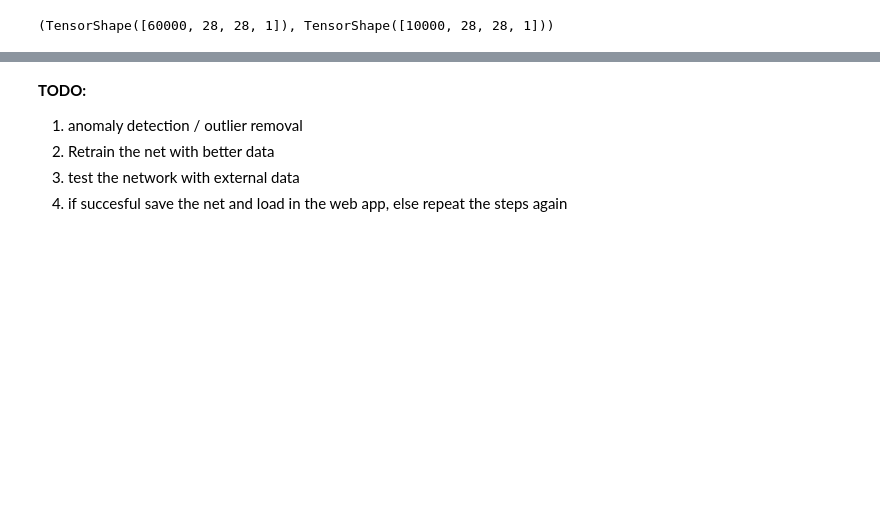
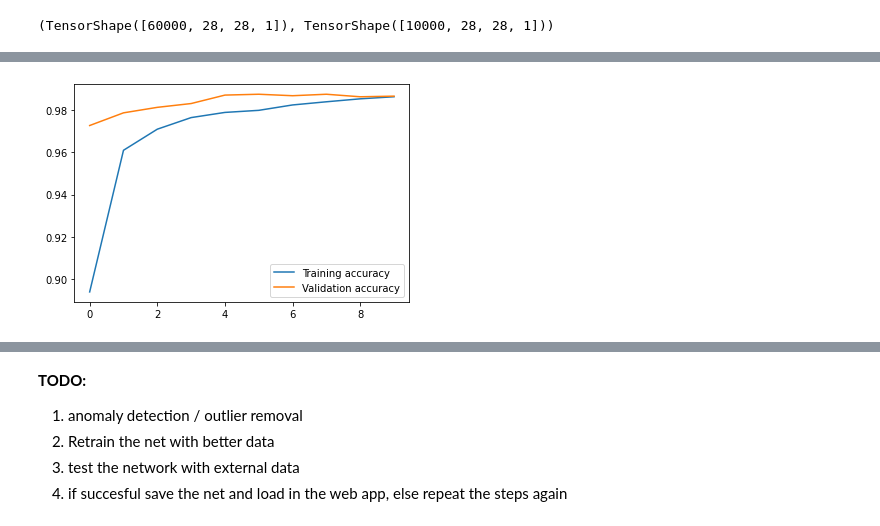
Before and after one commit to anaximeno/Which-Digit, a Jupyter notebook: training_the_model.ipynb, the cells around one changed output, grey strips where cells are left out. Saved outputs shown, nothing was run; the diff lists cells and outputs as text; code cells hidden in the pictures; blank space fills up the shorter version.

```diff
--- a/training_the_model.ipynb
+++ b/training_the_model.ipynb
@@ -81,6 +87,9 @@ Trainable params: 82,010
 Non-trainable params: 0
 _________________________________________________________________
 # %%
-hist = model.fit(X_train_t, y_train, batch_size=32, epochs=10, validation_data=(X_dev_t, y_dev)) # TODO: plot the grafic
+hist = model.fit(X_train_transformed, y_train,
+    batch_size=32, epochs=15,
+    validation_data=(X_dev_transformed, y_dev)
+)
 # %% [output]
 Epoch 1/10
@@ -106,0 +115,8 @@ Epoch 10/10
+# %%
+plt.title('Accuracy')
+plt.plot(hist.epoch, hist.history['accuracy'])
+plt.plot(hist.epoch, hist.history['val_accuracy'])
+plt.legend(['Training accuracy', 'Validation accuracy'])
+plt.show();
+# %% [output]
+[figure, added]
```
Also changed, not shown: parts of 30 cells of this notebook.
